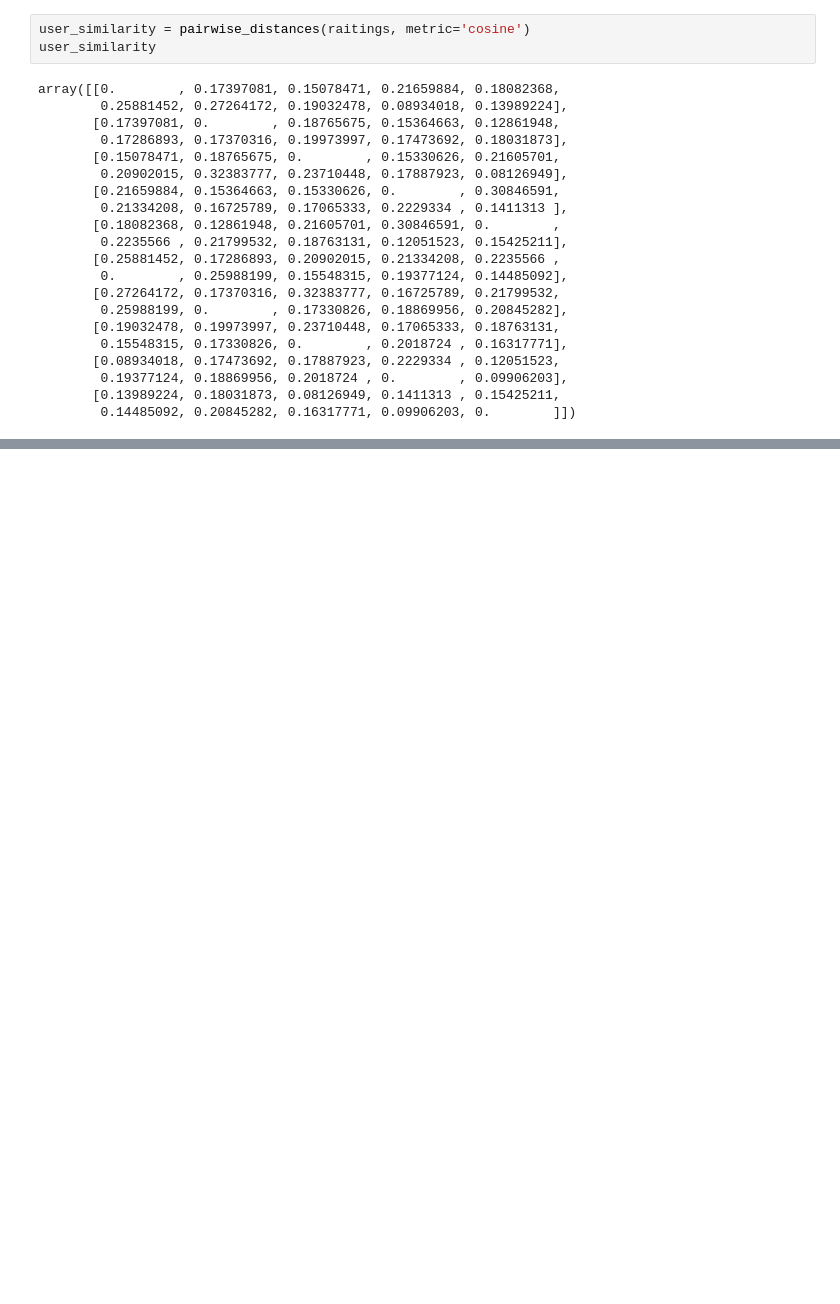
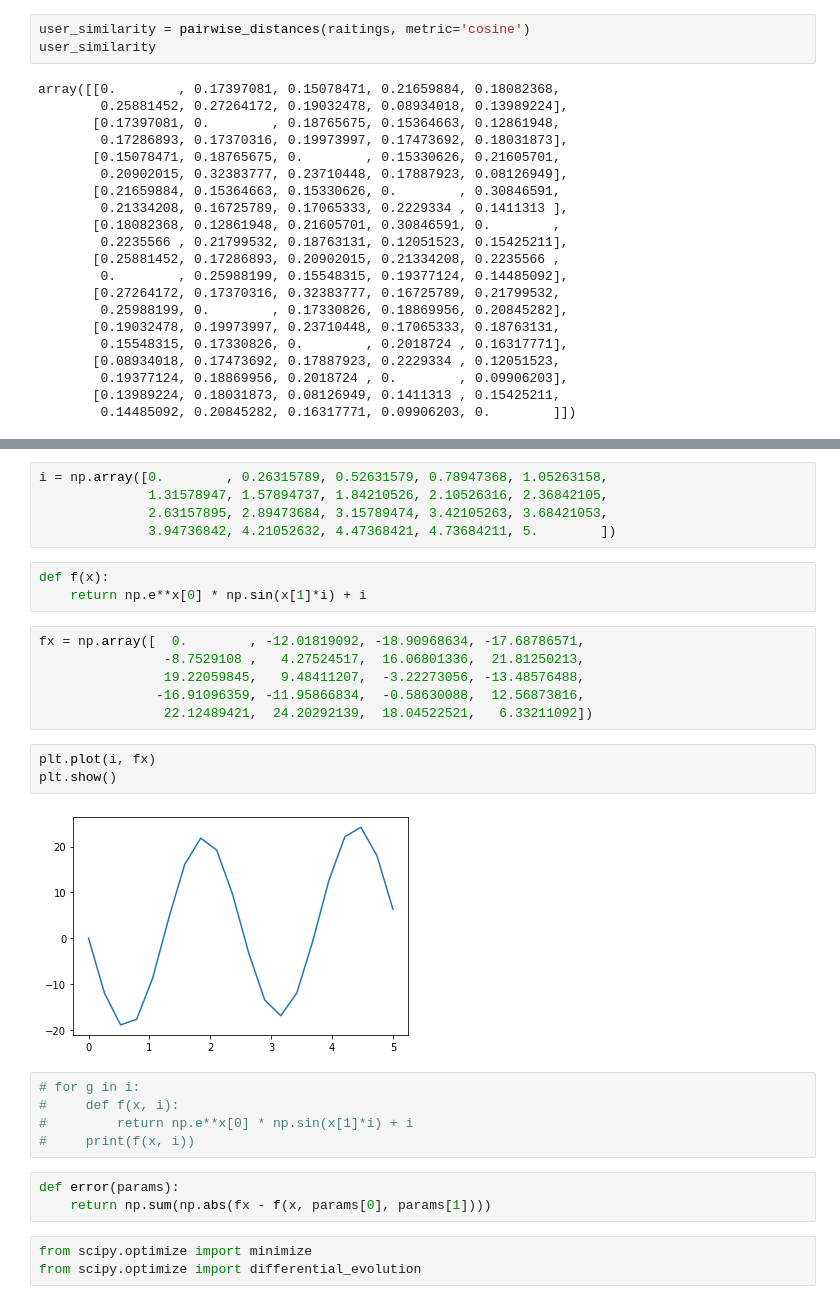
Before and after one commit to Laisan13/MDS_final_work, a Jupyter notebook: MDS_final_work.ipynb, the cells around one changed output, grey strips where cells are left out. Cells and saved outputs as stored; diff of their text form; blank space fills up the shorter version.

```diff
--- a/MDS_final_work.ipynb
+++ b/MDS_final_work.ipynb
@@ -83,0 +125,30 @@ for j in range(len(user_similarity)):
+# %%
+i = np.array([0.        , 0.26315789, 0.52631579, 0.78947368, 1.05263158,
+              1.31578947, 1.57894737, 1.84210526, 2.10526316, 2.36842105,
+              2.63157895, 2.89473684, 3.15789474, 3.42105263, 3.68421053,
+              3.94736842, 4.21052632, 4.47368421, 4.73684211, 5.        ])
+# %%
+def f(x):
+    return np.e**x[0] * np.sin(x[1]*i) + i
+# %%
+fx = np.array([  0.        , -12.01819092, -18.90968634, -17.68786571,
+                -8.7529108 ,   4.27524517,  16.06801336,  21.81250213,
+                19.22059845,   9.48411207,  -3.22273056, -13.48576488,
+               -16.91096359, -11.95866834,  -0.58630088,  12.56873816,
+                22.12489421,  24.20292139,  18.04522521,   6.33211092])
+# %%
+plt.plot(i, fx)
+plt.show()
+# %% [output]
+[figure, added]
+# %%
+# for g in i:
+#     def f(x, i):
+#         return np.e**x[0] * np.sin(x[1]*i) + i
+#     print(f(x, i))
+# %%
+def error(params):
+    return np.sum(np.abs(fx - f(x, params[0], params[1])))
+# %%
+from scipy.optimize import minimize
+from scipy.optimize import differential_evolution
```
Also changed, not shown: parts of 23 cells of this notebook.
